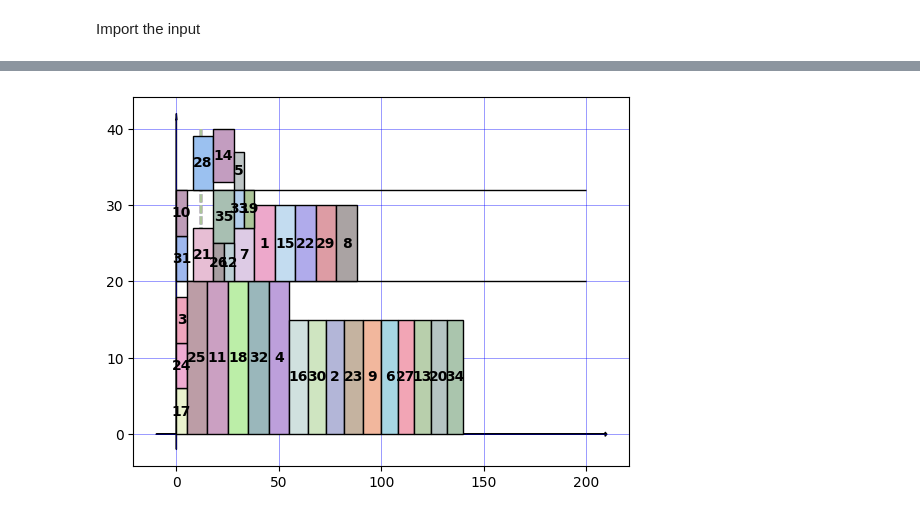
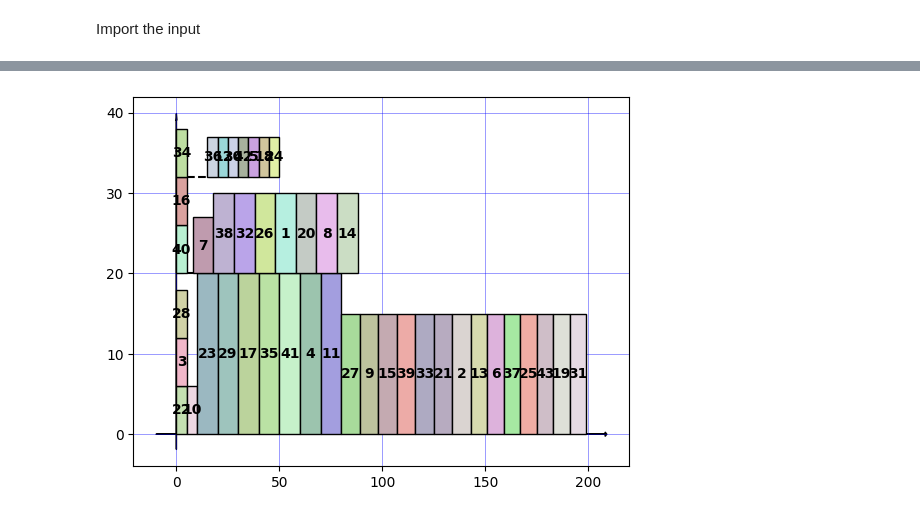
Before and after one commit to ngtruongthanh98/advanced-algorithm-assignment, a Jupyter notebook: bap.ipynb, the cells around one changed output, grey strips where cells are left out. Saved outputs shown, nothing was run; the diff lists cells and outputs as text; code cells hidden in the pictures.

Commit message:
add local search heuristic

```diff
--- a/bap.ipynb
+++ b/bap.ipynb
@@ -42,12 +43,12 @@ Berth breaks: {berth_breaks_list}""")
 
 
 vessels_df = pd.DataFrame.from_dict({
+    "vessel_idx": [i for i in range(1, len(vessels_list) + 1)],
     "size_": [int(v[1]) for v in vessels_list],
     "t_arrive": [int(v[2]) for v in vessels_list],
     "t_process": [int(v[3]) for v in vessels_list],
     "weight": [int(v[4]) if len(v) == 5 else 1 for v in vessels_list],
 })
-vessels_df.index += 1
 print(vessels_df)
 # %% [output]
 Berth len: 40
@@ -336,0 +313,16 @@ Total time elapsed: 1.0674664974212646
+# %%
+t1 = time()
+# The original sorted df
+res, score = generate_packing(sorted_df, log=True)
+other_packings = [(res, score)]
+
+# Swap adjacent ships to best preserve ordering
+for index in range(len(vessels_df) - 1):
+    new_df = pd.DataFrame.from_records(sorted_df)
+    r1, r2 = new_df.iloc[index].copy(), new_df.iloc[index + 1].copy()
+    new_df.iloc[index], new_df.iloc[index + 1] = r2, r1
+
+    result, score = generate_packing(new_df, log=False)
+    other_packings.append((result, score))
+
+t2 = time()
@@ -336,0 +347,4 @@ Total time elapsed: 1.0674664974212646
+# %%
+min_wait = np.argmin([t if t is not None else math.inf for (_, t) in other_packings])
+print(f"Heuristic finished in {t2 - t1} secs.")
+print(f"Min wait time: {other_packings[min_wait][1]}")
@@ -346,46 +363,46 @@ import numpy as np
 fig = plt.figure()
 ax = fig.add_subplot(111)
 
-# Draw breaks
-# for i in range(1,K+2):
-# 	plot([0,T] ,[b[i],b[i]], '-', linewidth = 2)
-
 # Grid
 grid(color='b', linestyle='-', linewidth=0.7, alpha=0.4)
 
 # Bright color
 low = 0.6
 high = 0.95
-for i in res.index:
-	row = res.loc[i]
+for i in other_packings[min_wait][0].index:
+	row = other_packings[min_wait][0].loc[i]
+	if row.vessel_idx == 0:
+		continue
 	rgb = (np.random.uniform(low=low, high=high),
 		   np.random.uniform(low=low, high=high),
 		   np.random.uniform(low=low, high=high))
 	rect=mpatches.Rectangle(
 		(row.t_moore, row.p_start),
 		row.t_finish - row.t_moore,
 		row.p_end - row.p_start,
 		fill = True,
 		facecolor=rgb,
 		edgecolor='black',
 		linewidth = 1,
 		zorder=4)
 	plt.gca().add_patch(rect)
-	plot( [12,12] ,[0, berth_len], linestyle='dashed',c=rgb, linewidth = 1.5)
 
 	rx, ry = rect.get_xy()
 	cx = rx + rect.get_width()/2.0
 	cy = ry + rect.get_height()/2.0
 	ax.annotate(str(row.vessel_idx if row.vessel_idx > 0 else ''), (cx, cy), color='black', weight='bold', fontsize=10, ha='center', va='center', zorder=5)
 
+
+for i in berth_breaks_list:
+	plot([0, berth_len], [i, i], linestyle='dashed',c=(0,0,0), linewidth = 1.5)
 
 # Draw Ox, Oy axis
 left,right = ax.get_xlim()
 low,high = ax.get_ylim()
 arrow(left, 0, right - left, 0, length_includes_head = True, head_width = 0.55)
 arrow(0, low, 0, high-low, length_includes_head = True, head_width = 0.55)
 
 # Show grid
 show()
 # %% [output]
-[figure, old version]
+[figure, new version]
```
Also changed, not shown: parts of 11 cells of this notebook, 1 other file.
